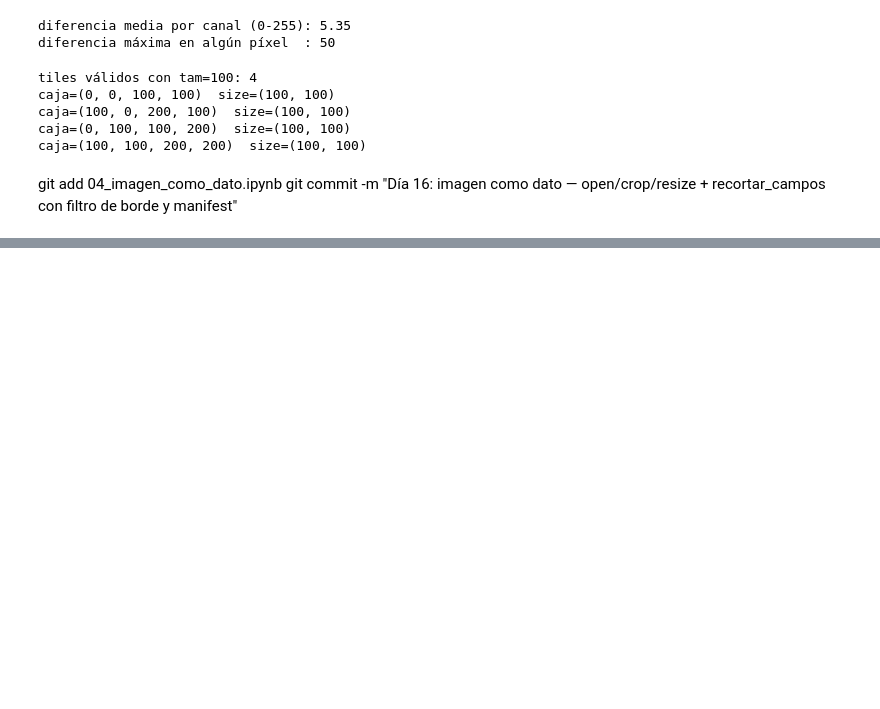
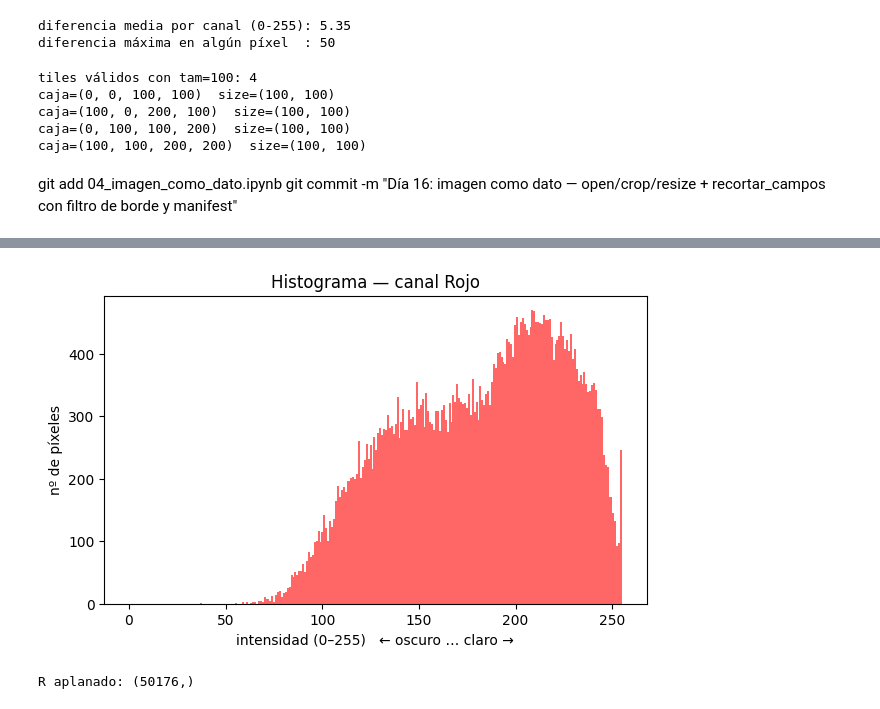
Before and after one commit to CarlosJB95/PathIA-MSI-colon, a Jupyter notebook: Notebook_04_Imagen_como_dato.ipynb, the cells around one changed output, grey strips where cells are left out. Drawn from its saved outputs; the diff is of its cells as text; code cells hidden in the pictures; blank space fills up the shorter version.

```diff
--- a/Notebook_04_Imagen_como_dato.ipynb
+++ b/Notebook_04_Imagen_como_dato.ipynb
@@ -291,0 +327,14 @@ git commit -m "Día 16: imagen como dato — open/crop/resize + recortar_campos
+# %%
+R = arr[:, :, 0]
+
+plt.figure(figsize=(7, 4))
+plt.hist(R.flatten(), bins=256, range=(0, 255), color='red', alpha=0.6)
+plt.title("Histograma — canal Rojo")
+plt.xlabel("intensidad (0–255)   ← oscuro … claro →")
+plt.ylabel("nº de píxeles")
+plt.show()
+
+print("R aplanado:", R.flatten().shape)
+# %% [output]
+[figure, added]
+R aplanado: (50176,)
```
Also changed, not shown: parts of 13 cells of this notebook.
